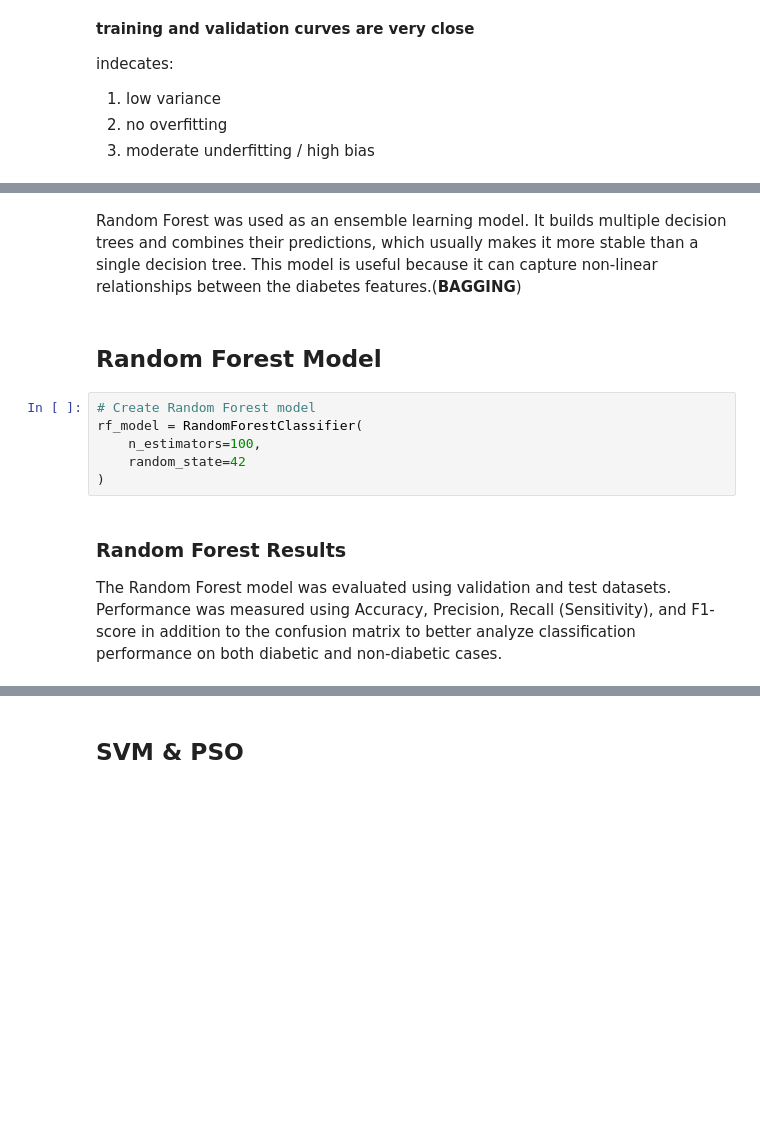
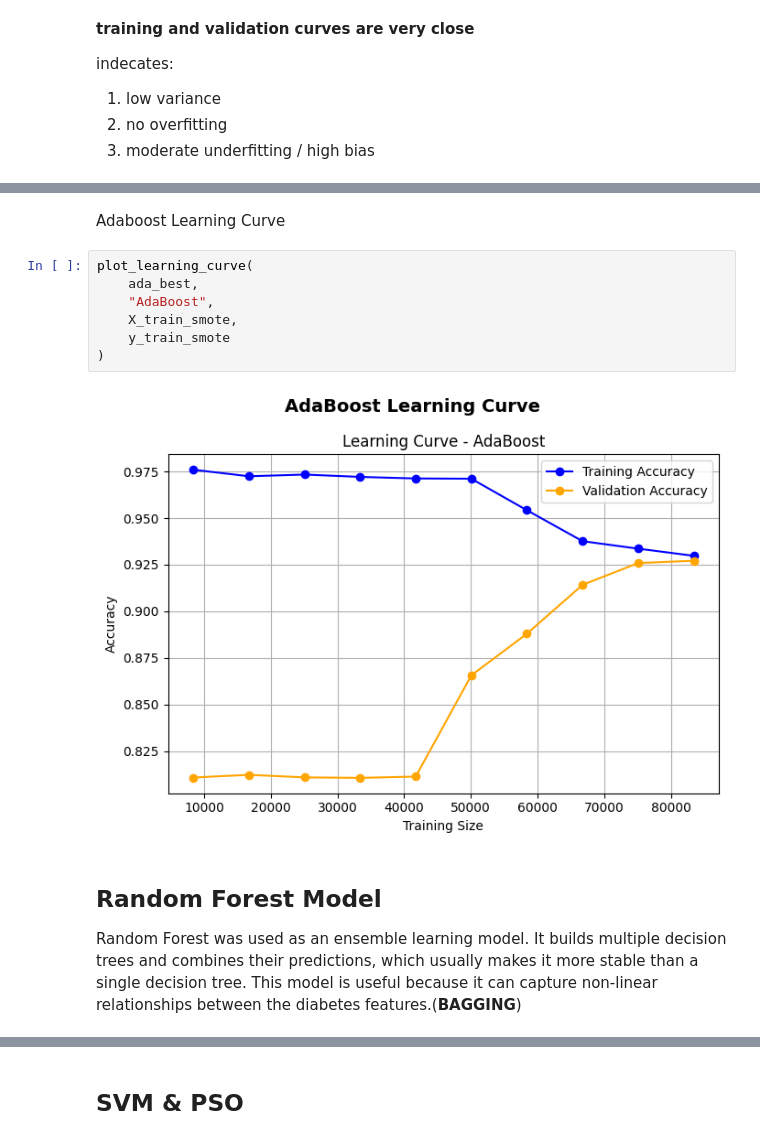
Before and after one commit to mohamedelziat50/Diabetes-Disease-Classification-MIU, a Jupyter notebook: Diabetes_Classification.ipynb, the cells around one changed output, grey strips where cells are left out. Saved outputs shown, nothing was run; the diff lists cells and outputs as text; blank space fills up the shorter version.

```diff
--- a/Diabetes_Classification.ipynb
+++ b/Diabetes_Classification.ipynb
@@ -1104,14 +1183,17 @@ plt.show()
+# %% [markdown]
+Adaboost Learning Curve
+# %%
+plot_learning_curve(
+    ada_best,
+    "AdaBoost",
+    X_train_smote,
+    y_train_smote
+)
+# %% [output]
+[figure, added]
 # %% [markdown]
+## Random Forest Model
+
+
+
 Random Forest was used as an ensemble learning model. It builds multiple decision trees and combines their predictions, which usually makes it more stable than a single decision tree. This model is useful because it can capture non-linear relationships between the diabetes features.(**BAGGING**)
-# %% [markdown]
-## Random Forest Model
-# %%
-# Create Random Forest model
-rf_model = RandomForestClassifier(
-    n_estimators=100,
-    random_state=42
-)
-# %% [markdown]
-### Random Forest Results
-
-The Random Forest model was evaluated using validation and test datasets. Performance was measured using Accuracy, Precision, Recall (Sensitivity), and F1-score in addition to the confusion matrix to better analyze classification performance on both diabetic and non-diabetic cases.
```
Also changed, not shown: parts of 30 cells of this notebook.
